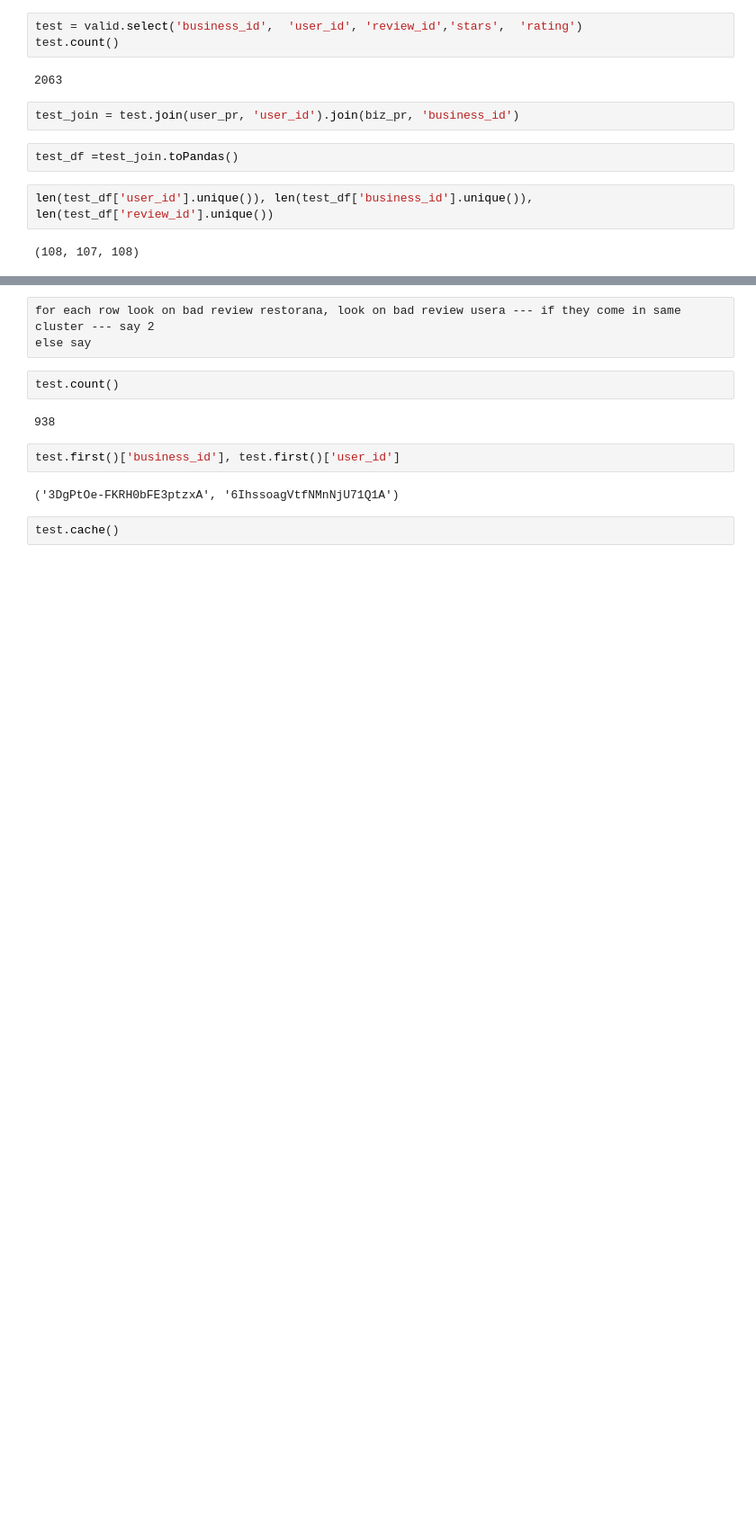
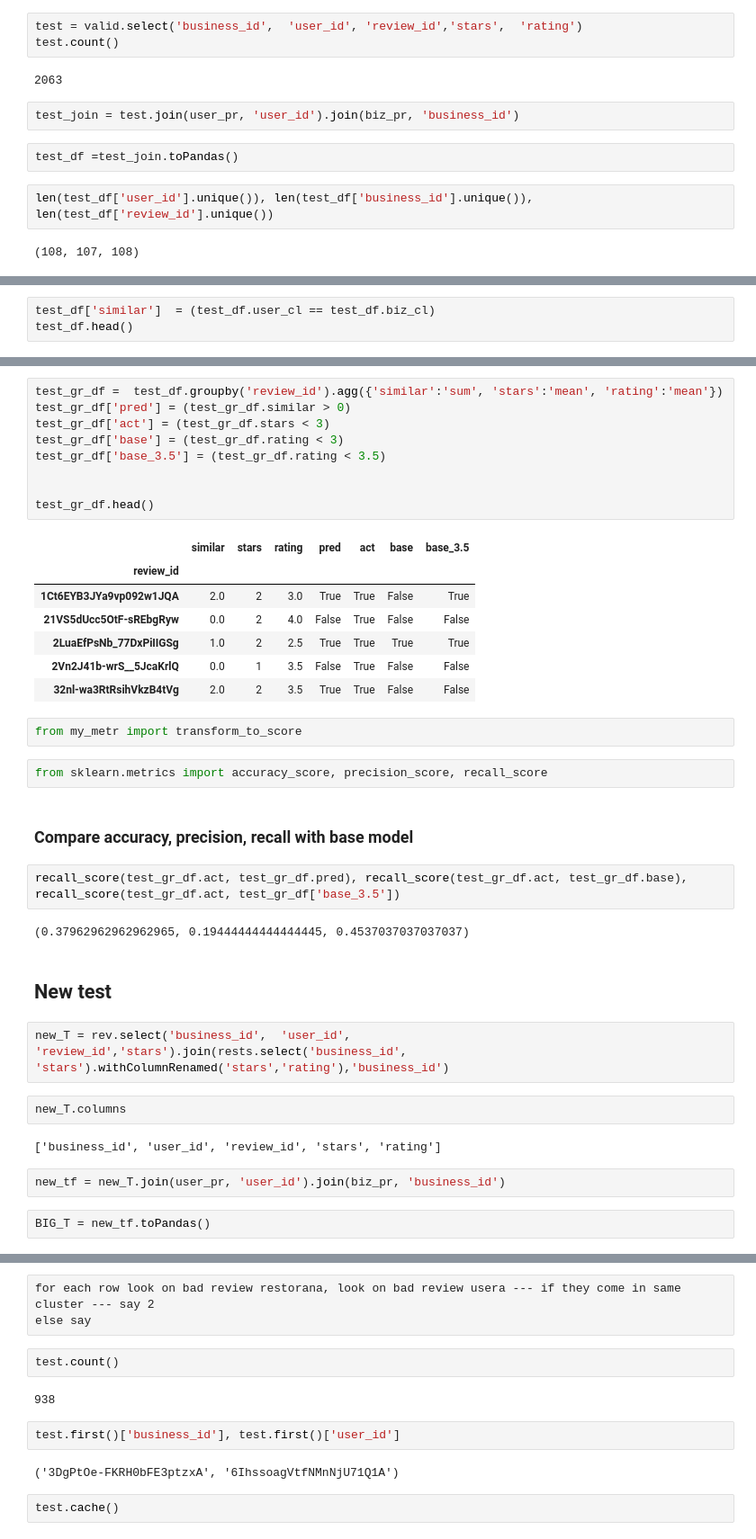
Before and after one commit to Myau5x/anti-recommender, a Jupyter notebook: Nlp_approach_ac.ipynb, the cells around one changed output, grey strips where cells are left out. Shown at 90% size. Drawn from its saved outputs; the diff is of its cells as text; blank space fills up the shorter version.

```diff
--- a/Nlp_approach_ac.ipynb
+++ b/Nlp_approach_ac.ipynb
@@ -222,0 +217,3 @@ prr['similar']  = (prr.user_cl == prr.biz_cl)
+# %%
+test_df['similar']  = (test_df.user_cl == test_df.biz_cl)
+test_df.head()
@@ -222,0 +227,39 @@ prr['similar']  = (prr.user_cl == prr.biz_cl)
+# %%
+test_gr_df =  test_df.groupby('review_id').agg({'similar':'sum', 'stars':'mean', 'rating':'mean'})
+test_gr_df['pred'] = (test_gr_df.similar > 0)
+test_gr_df['act'] = (test_gr_df.stars < 3)
+test_gr_df['base'] = (test_gr_df.rating < 3)
+test_gr_df['base_3.5'] = (test_gr_df.rating < 3.5)
+
+
+test_gr_df.head()
+# %% [output]
+|  | similar | stars | rating | pred | act | base | base_3.5 |
+| review_id |  |  |  |  |  |  |  |
+| 1Ct6EYB3JYa9vp092w1JQA | 2.0 | 2 | 3.0 | True | True | False | True |
+| 21VS5dUcc5OtF-sREbgRyw | 0.0 | 2 | 4.0 | False | True | False | False |
+| 2LuaEfPsNb_77DxPiIIGSg | 1.0 | 2 | 2.5 | True | True | True | True |
+| 2Vn2J41b-wrS__5JcaKrlQ | 0.0 | 1 | 3.5 | False | True | False | False |
+| 32nl-wa3RtRsihVkzB4tVg | 2.0 | 2 | 3.5 | True | True | False | False |
+# %%
+from my_metr import transform_to_score
+# %%
+from sklearn.metrics import accuracy_score, precision_score, recall_score
+# %% [markdown]
+### Compare accuracy, precision, recall with base model
+# %%
+recall_score(test_gr_df.act, test_gr_df.pred), recall_score(test_gr_df.act, test_gr_df.base), recall_score(test_gr_df.act, test_gr_df['base_3.5'])
+# %% [output]
+(0.37962962962962965, 0.19444444444444445, 0.4537037037037037)
+# %% [markdown]
+## New test
+# %%
+new_T = rev.select('business_id',  'user_id', 'review_id','stars').join(rests.select('business_id', 'stars').withColumnRenamed('stars','rating'),'business_id')
+# %%
+new_T.columns
+# %% [output]
+['business_id', 'user_id', 'review_id', 'stars', 'rating']
+# %%
+new_tf = new_T.join(user_pr, 'user_id').join(biz_pr, 'business_id')
+# %%
+BIG_T = new_tf.toPandas()
```
Also changed, not shown: parts of 15 cells of this notebook, 3 other files.
